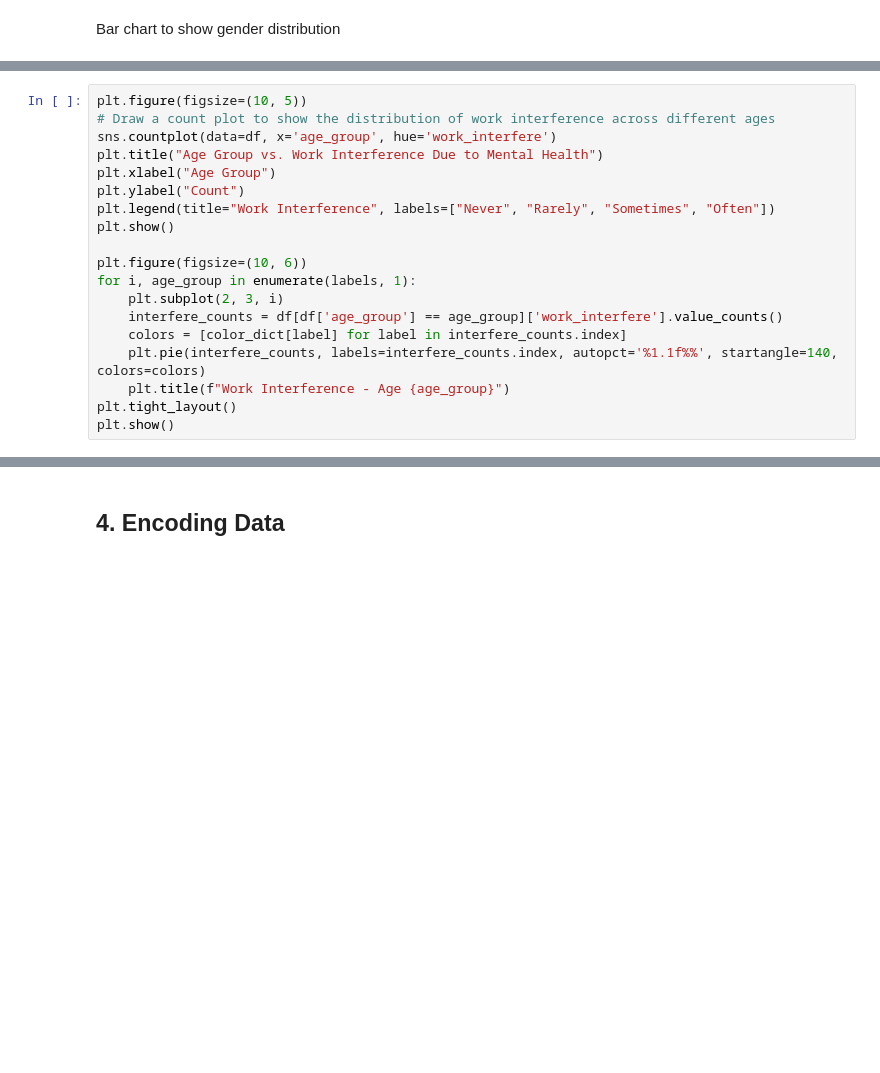
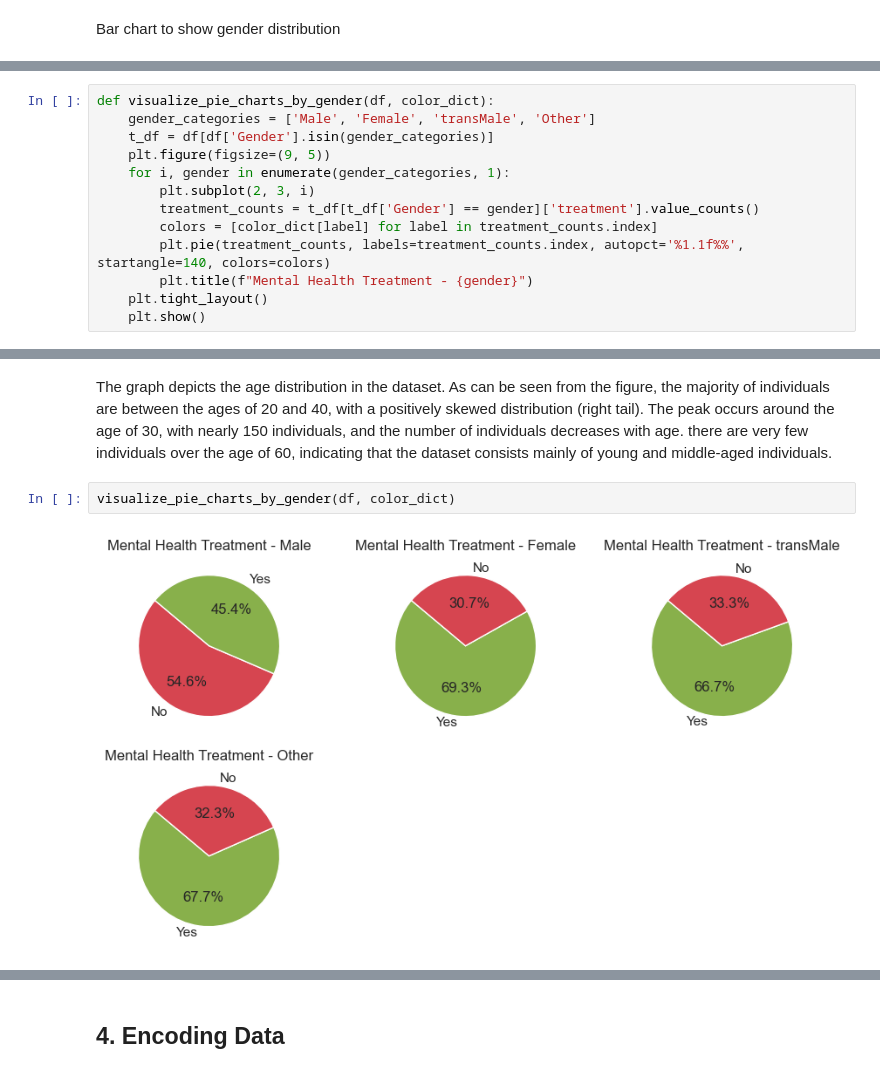
Before and after one commit to sjbmcg/data_science_group_project, a Jupyter notebook: implementation/Group project copy 1123.ipynb, the cells around one changed output, grey strips where cells are left out. Drawn from its saved outputs; the diff is of its cells as text; blank space fills up the shorter version.

```diff
--- a/implementation/Group project copy 1123.ipynb
+++ b/implementation/Group project copy 1123.ipynb
@@ -371,19 +255,0 @@ Do people of different genders believe that mental health issues affect their wo
-# %%
-plt.figure(figsize=(10, 5))
-# Draw a count plot to show the distribution of work interference across different ages
-sns.countplot(data=df, x='age_group', hue='work_interfere')
-plt.title("Age Group vs. Work Interference Due to Mental Health")
-plt.xlabel("Age Group")
-plt.ylabel("Count")
-plt.legend(title="Work Interference", labels=["Never", "Rarely", "Sometimes", "Often"])
-plt.show()
-
-plt.figure(figsize=(10, 6))
-for i, age_group in enumerate(labels, 1):
-    plt.subplot(2, 3, i)
-    interfere_counts = df[df['age_group'] == age_group]['work_interfere'].value_counts()
-    colors = [color_dict[label] for label in interfere_counts.index]
-    plt.pie(interfere_counts, labels=interfere_counts.index, autopct='%1.1f%%', startangle=140, colors=colors)
-    plt.title(f"Work Interference - Age {age_group}")
-plt.tight_layout()
-plt.show()
@@ -460,0 +277,13 @@ plt.show()
+# %%
+def visualize_pie_charts_by_gender(df, color_dict):
+    gender_categories = ['Male', 'Female', 'transMale', 'Other']
+    t_df = df[df['Gender'].isin(gender_categories)]
+    plt.figure(figsize=(9, 5))
+    for i, gender in enumerate(gender_categories, 1):
+        plt.subplot(2, 3, i)
+        treatment_counts = t_df[t_df['Gender'] == gender]['treatment'].value_counts()
+        colors = [color_dict[label] for label in treatment_counts.index]
+        plt.pie(treatment_counts, labels=treatment_counts.index, autopct='%1.1f%%', startangle=140, colors=colors)
+        plt.title(f"Mental Health Treatment - {gender}")
+    plt.tight_layout()
+    plt.show()
@@ -460,0 +396,6 @@ plt.show()
+# %% [markdown]
+The graph depicts the age distribution in the dataset. As can be seen from the figure, the majority of individuals are between the ages of 20 and 40, with a positively skewed distribution (right tail). The peak occurs around the age of 30, with nearly 150 individuals, and the number of individuals decreases with age. there are very few individuals over the age of 60, indicating that the dataset consists mainly of young and middle-aged individuals.
+# %%
+visualize_pie_charts_by_gender(df, color_dict)
+# %% [output]
+[figure, added]
```
Also changed, not shown: parts of 55 cells of this notebook.
